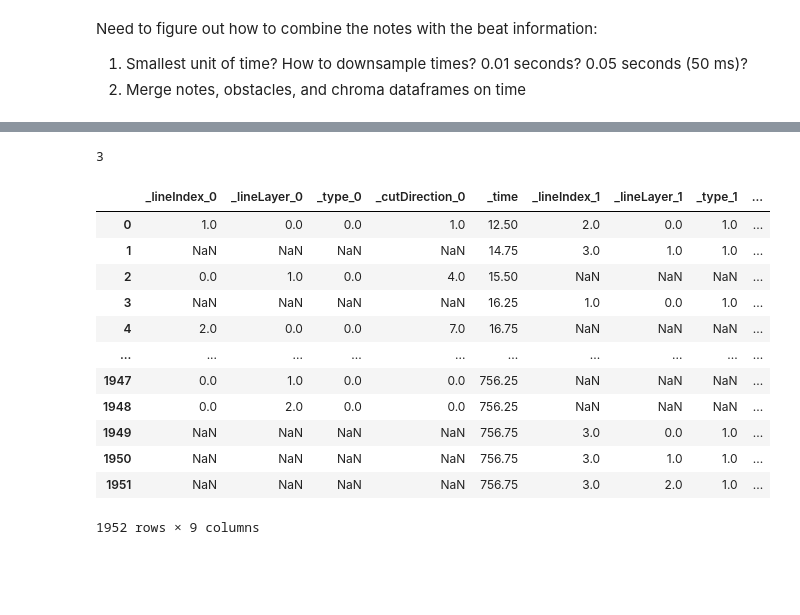
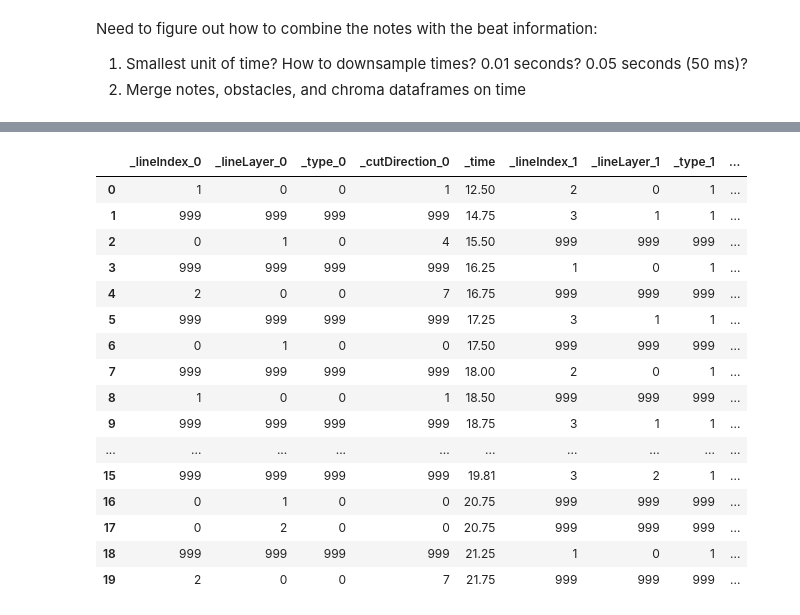
Before and after one commit to wvsharber/BeatMapSynthesizer, a Jupyter notebook: data_gathering_processing.ipynb, the cells around one changed output, grey strips where cells are left out. Drawn from its saved outputs; the diff is of its cells as text; code cells hidden in the pictures; blank space fills up the shorter version.

```diff
--- a/data_gathering_processing.ipynb
+++ b/data_gathering_processing.ipynb
@@ -471,2 +487,0 @@ notes = pd.DataFrame.from_dict(map_file['_notes'])
-# %%
-for x in notes['_type'].unique():
@@ -561,29 +510,39 @@ pd.get_dummies(notes, columns = ['_type'])
 # %%
 def widen_notes(notes):
-
-
-    merged = None
+    """This function takes a DataFrame containing all the notes (i.e., blocks) from a level.dat file and widens
+    the DataFrame such that one time point has seperate columns for each type of block."""
+    wide = None
     x = 0
     while x < len(notes['_type'].unique()):
         if x == 0:
+            #Make separate dataframe for first note type and add a suffix for the column names
             notes_a = notes[notes['_type'] == notes['_type'].unique()[x]].reset_index()
             notes_a.drop('index', axis = 1, inplace=True)
             notes_a = notes_a.add_suffix(f"_{notes['_type'].unique()[x]}")
             notes_a['_time'] = notes_a[f"_time_{notes['_type'].unique()[x]}"]
             notes_a.drop(f"_time_{notes['_type'].unique()[x]}", axis = 1, inplace = True)
+            #Do the process again for the second note type
             notes_b = notes[notes['_type'] == notes['_type'].unique()[x+1]].reset_index()
             notes_b.drop('index', axis = 1, inplace=True)
             notes_b = notes_b.add_suffix(f"_{notes['_type'].unique()[x+1]}")
             notes_b['_time'] = notes_b[f"_time_{notes['_type'].unique()[x+1]}"]
             notes_b.drop(f"_time_{notes['_type'].unique()[x+1]}", axis = 1, inplace = True)
-            merged = pd.merge(notes_a, notes_b, on = '_time', how = 'outer', sort = True)
+            #Merge the two dataframes
+            wide = pd.merge(notes_a, notes_b, on = '_time', how = 'outer', sort = True)
             x += 2
         else:
+            #Continue adding and merging until all note types have been merged
             notes_c = notes[notes['_type'] == notes['_type'].unique()[x]].reset_index()
             notes_c.drop('index', axis = 1, inplace=True)
             notes_c = notes_c.add_suffix(f"_{notes['_type'].unique()[x]}")
             notes_c['_time'] = notes_c[f"_time_{notes['_type'].unique()[x]}"]
             notes_c.drop(f"_time_{notes['_type'].unique()[x]}", axis = 1, inplace = True)
-            merged = pd.merge(merged, notes_c, on = '_time', how = 'outer', sort = True)
+            wide = pd.merge(wide, notes_c, on = '_time', how = 'outer', sort = True)
             x += 1
-    merged.fillna()
+    #Replace NaN with 999
+    wide.fillna(999, inplace = True)
+    #Coerce all columns except _time back to integer
+    for column in wide.columns:
+        if column != '_time':
+            wide[column] = wide[column].astype(int)
+    return wide
@@ -606,4 +548,0 @@ merged
-# %%
-notes['_type'].unique()[2]
-# %% [output]
-3
@@ -623,16 +549,24 @@ merged = pd.merge(notes_a, notes_b, on = '_time', how = 'outer', sort = True)
-# %%
-merged
-# %% [output]
-|  | _lineIndex_0 | _lineLayer_0 | _type_0 | _cutDirection_0 | _time | _lineIndex_1 | _lineLayer_1 | _type_1 | ... |
-| 0 | 1.0 | 0.0 | 0.0 | 1.0 | 12.50 | 2.0 | 0.0 | 1.0 | ... |
-| 1 | NaN | NaN | NaN | NaN | 14.75 | 3.0 | 1.0 | 1.0 | ... |
-| 2 | 0.0 | 1.0 | 0.0 | 4.0 | 15.50 | NaN | NaN | NaN | ... |
-| 3 | NaN | NaN | NaN | NaN | 16.25 | 1.0 | 0.0 | 1.0 | ... |
-| 4 | 2.0 | 0.0 | 0.0 | 7.0 | 16.75 | NaN | NaN | NaN | ... |
-| ... | ... | ... | ... | ... | ... | ... | ... | ... | ... |
-| 1947 | 0.0 | 1.0 | 0.0 | 0.0 | 756.25 | NaN | NaN | NaN | ... |
-| 1948 | 0.0 | 2.0 | 0.0 | 0.0 | 756.25 | NaN | NaN | NaN | ... |
-| 1949 | NaN | NaN | NaN | NaN | 756.75 | 3.0 | 0.0 | 1.0 | ... |
-| 1950 | NaN | NaN | NaN | NaN | 756.75 | 3.0 | 1.0 | 1.0 | ... |
-| 1951 | NaN | NaN | NaN | NaN | 756.75 | 3.0 | 2.0 | 1.0 | ... |
-1952 rows × 9 columns
+# %%
+notes_df = widen_notes(notes)
+# %%
+notes_df['_time'] = round(notes_df['_time'], 2)
+# %%
+notes_df.head(20)
+# %% [output]
+|  | _lineIndex_0 | _lineLayer_0 | _type_0 | _cutDirection_0 | _time | _lineIndex_1 | _lineLayer_1 | _type_1 | ... |
+| 0 | 1 | 0 | 0 | 1 | 12.50 | 2 | 0 | 1 | ... |
+| 1 | 999 | 999 | 999 | 999 | 14.75 | 3 | 1 | 1 | ... |
+| 2 | 0 | 1 | 0 | 4 | 15.50 | 999 | 999 | 999 | ... |
+| 3 | 999 | 999 | 999 | 999 | 16.25 | 1 | 0 | 1 | ... |
+| 4 | 2 | 0 | 0 | 7 | 16.75 | 999 | 999 | 999 | ... |
+| 5 | 999 | 999 | 999 | 999 | 17.25 | 3 | 1 | 1 | ... |
+| 6 | 0 | 1 | 0 | 0 | 17.50 | 999 | 999 | 999 | ... |
+| 7 | 999 | 999 | 999 | 999 | 18.00 | 2 | 0 | 1 | ... |
+| 8 | 1 | 0 | 0 | 1 | 18.50 | 999 | 999 | 999 | ... |
+| 9 | 999 | 999 | 999 | 999 | 18.75 | 3 | 1 | 1 | ... |
+| ... | ... | ... | ... | ... | ... | ... | ... | ... | ... |
+| 15 | 999 | 999 | 999 | 999 | 19.81 | 3 | 2 | 1 | ... |
+| 16 | 0 | 1 | 0 | 0 | 20.75 | 999 | 999 | 999 | ... |
+| 17 | 0 | 2 | 0 | 0 | 20.75 | 999 | 999 | 999 | ... |
+| 18 | 999 | 999 | 999 | 999 | 21.25 | 1 | 0 | 1 | ... |
+| 19 | 2 | 0 | 0 | 7 | 21.75 | 999 | 999 | 999 | ... |
```
Also changed, not shown: parts of 25 cells of this notebook, 1 other file.
